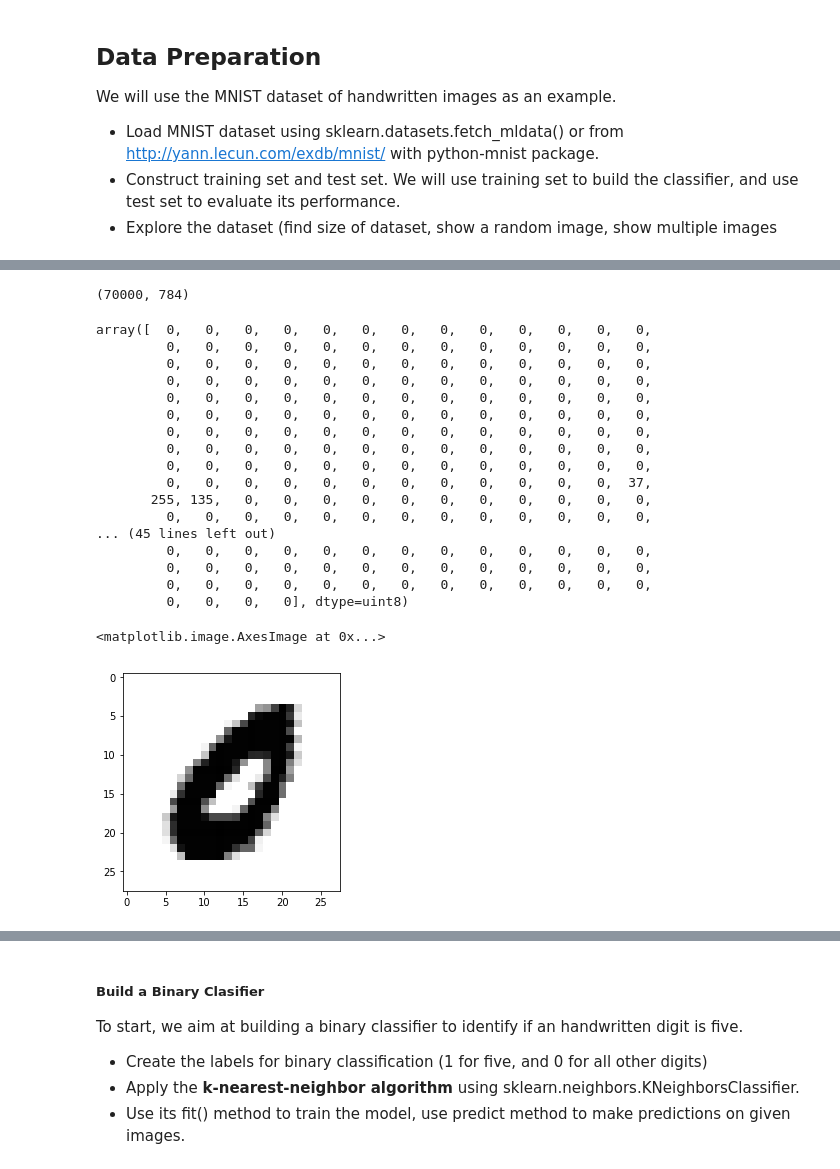
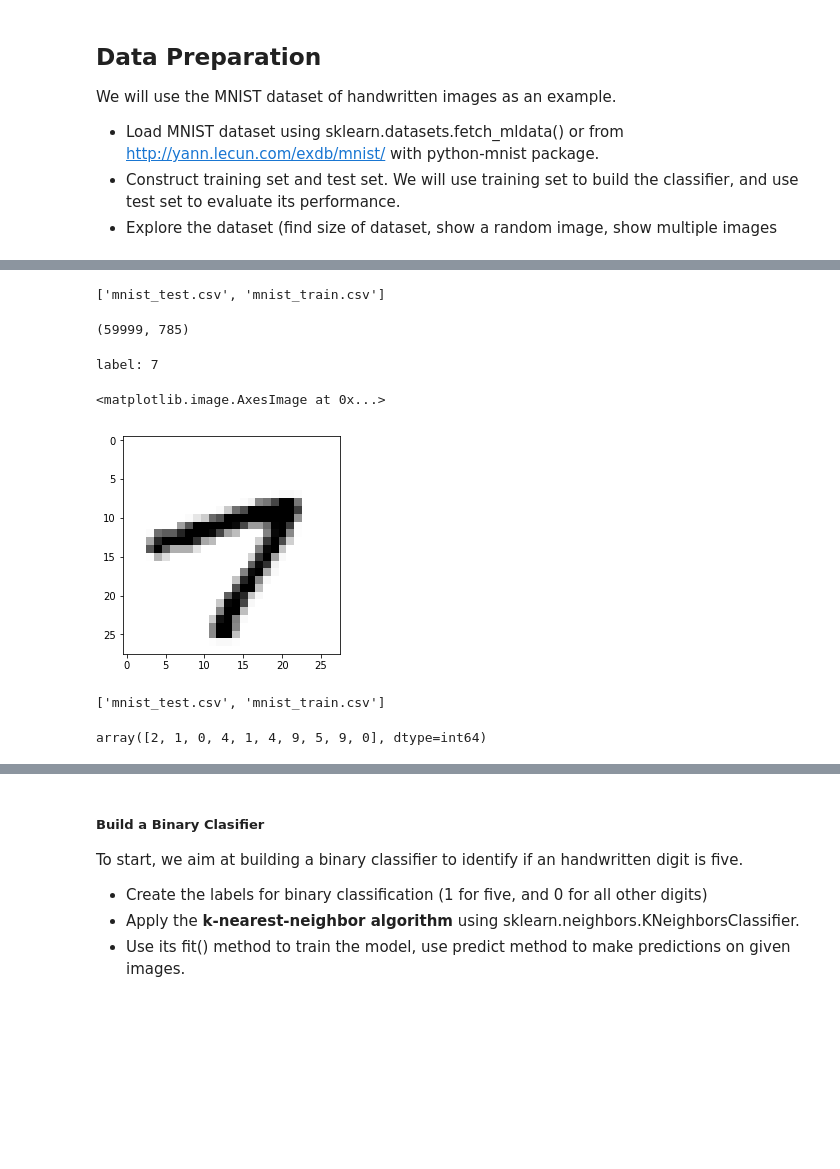
Before and after one commit to ch00226855/CMP464-788-Spring2019, a Jupyter notebook: Week3_Classification.ipynb, the cells around one changed output, grey strips where cells are left out. Cells and saved outputs as stored; diff of their text form; code cells hidden in the pictures; blank space fills up the shorter version.

```diff
--- a/Week3_Classification.ipynb
+++ b/Week3_Classification.ipynb
@@ -72,34 +53,36 @@ labels = mnist['target']
-# %%
-images.shape
-# %% [output]
-(70000, 784)
-# %%
-some_digit = images[12345]
-some_digit
-# %% [output]
-array([  0,   0,   0,   0,   0,   0,   0,   0,   0,   0,   0,   0,   0,
-         0,   0,   0,   0,   0,   0,   0,   0,   0,   0,   0,   0,   0,
-         0,   0,   0,   0,   0,   0,   0,   0,   0,   0,   0,   0,   0,
-         0,   0,   0,   0,   0,   0,   0,   0,   0,   0,   0,   0,   0,
-         0,   0,   0,   0,   0,   0,   0,   0,   0,   0,   0,   0,   0,
-         0,   0,   0,   0,   0,   0,   0,   0,   0,   0,   0,   0,   0,
-         0,   0,   0,   0,   0,   0,   0,   0,   0,   0,   0,   0,   0,
-         0,   0,   0,   0,   0,   0,   0,   0,   0,   0,   0,   0,   0,
-         0,   0,   0,   0,   0,   0,   0,   0,   0,   0,   0,   0,   0,
-         0,   0,   0,   0,   0,   0,   0,   0,   0,   0,   0,   0,  37,
-       255, 135,   0,   0,   0,   0,   0,   0,   0,   0,   0,   0,   0,
-         0,   0,   0,   0,   0,   0,   0,   0,   0,   0,   0,   0,   0,
-... (45 lines left out)
-         0,   0,   0,   0,   0,   0,   0,   0,   0,   0,   0,   0,   0,
-         0,   0,   0,   0,   0,   0,   0,   0,   0,   0,   0,   0,   0,
-         0,   0,   0,   0,   0,   0,   0,   0,   0,   0,   0,   0,   0,
-         0,   0,   0,   0], dtype=uint8)
-# %%
-# Use imshow() from matplotlib to show the image
-some_digit = images[123]
-some_digit = some_digit.reshape([28, 28])
-plt.imshow(some_digit,
-           cmap=matplotlib.cm.binary)
-# %% [output]
-<matplotlib.image.AxesImage at 0x...>
-[figure, removed]
+# %%
+# Load MNIST from the csv files
+cur_path = os.getcwd()
+datapath = cur_path + '/Data/MNIST_csv'
+os.listdir(datapath)
+# %% [output]
+['mnist_test.csv', 'mnist_train.csv']
+# %%
+# Load the csv files
+os.chdir(datapath)
+train_df = pd.read_csv('mnist_train.csv', sep=',')
+train_df.shape
+# %% [output]
+(59999, 785)
+# %%
+# split the first column and the rest
+train_labels = train_df.iloc[:, 0]
+train_labels
+train_images = train_df.iloc[:, 1:]
+
+# convert the data structure from data frame to numpy array
+train_labels = np.array(train_labels)
+train_images = np.array(train_images)
+
+# Show the first image
+img = train_images[100].reshape(28, 28)
+print("label:", train_labels[100])
+plt.imshow(img, cmap=matplotlib.cm.binary)
+# %% [output]
+label: 7
+<matplotlib.image.AxesImage at 0x...>
+[figure, added]
+# %%
+os.listdir()
+# %% [output]
+['mnist_test.csv', 'mnist_train.csv']
@@ -105,0 +95,5 @@ plt.imshow(some_digit,
+# %%
+test_labels = test_image[:,0]
+test_labels[:10]
+# %% [output]
+array([2, 1, 0, 4, 1, 4, 9, 5, 9, 0], dtype=int64)
```
Also changed, not shown: parts of 37 cells of this notebook.
